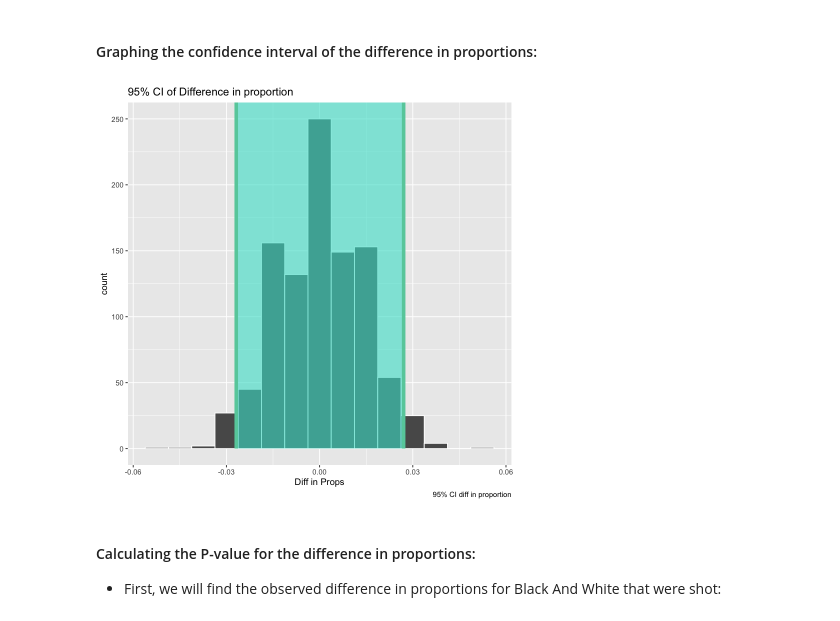
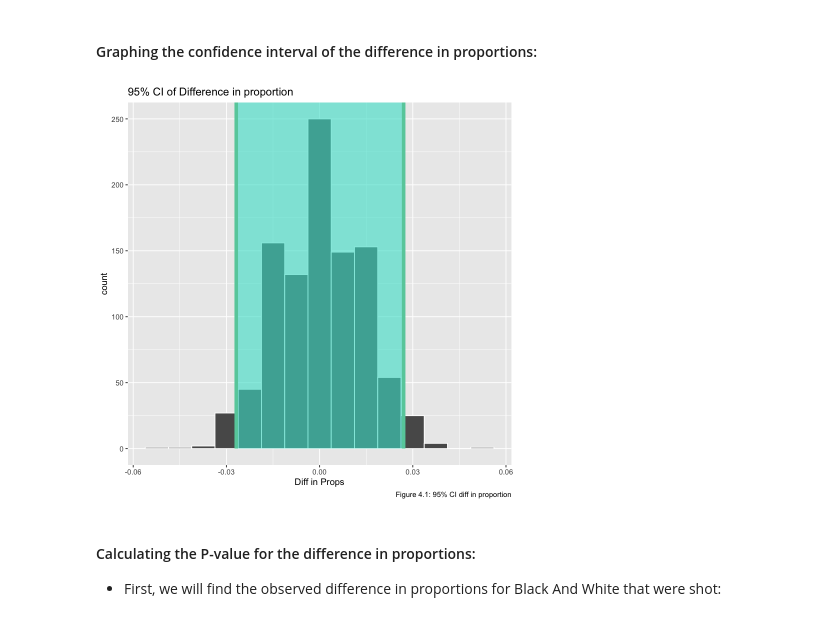
Before and after one commit to edlng/STAT201Project, a Jupyter notebook: project.ipynb, the cells around one changed output. Saved outputs shown, nothing was run; the diff lists cells and outputs as text; code cells hidden in the pictures.

```diff
--- a/project.ipynb
+++ b/project.ipynb
@@ -215,13 +215,13 @@ As we can see in the confidence interval, we can conclude with 95% confidence th
 # %%
 mean_flow_ci_plot <- visualize(prop_diffs) +
   shade_confidence_interval(endpoints = prop_diffs_ci) +
-  labs(x = "Diff in Props", caption = "95% CI diff in proportion") +
+  labs(x = "Diff in Props", caption = "Figure 4.1: 95% CI diff in proportion") +
     ggtitle('95% CI of Difference in proportion')
 
 
 mean_flow_ci_plot
 # %% [output]
-[figure, old version]
+[figure, new version]
 # %% [markdown]
 #### Calculating the P-value for the difference in proportions:
 
```
Also changed, not shown: parts of 3 cells of this notebook.
